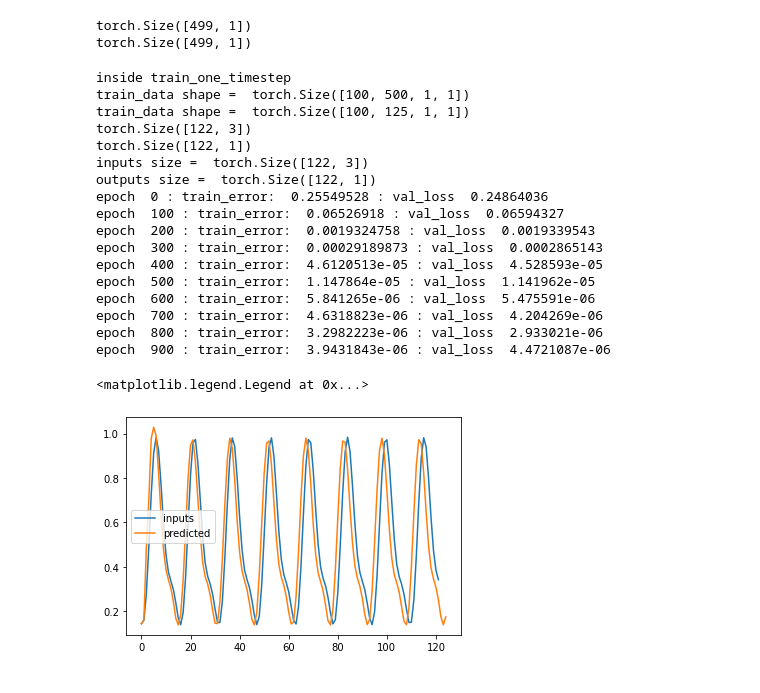
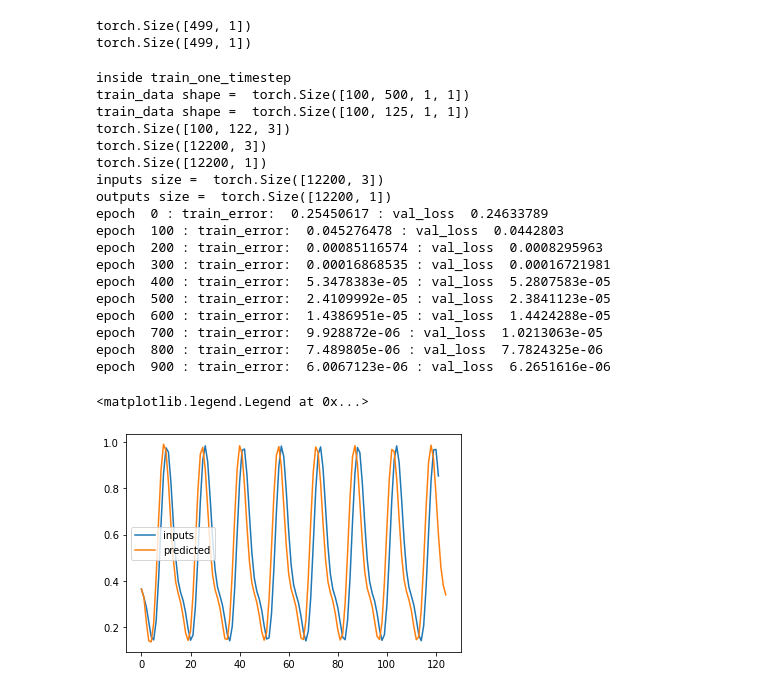
Before and after one commit to KatieJ16/Time_Space_multiscale, a Jupyter notebook: remake/double/toy2a_multiscale_model_fitting-Copy1.ipynb, the cells around one changed output. Drawn from its saved outputs; the diff is of its cells as text; code cells hidden in the pictures.

Commit message:
grow train and val sets

```diff
--- a/remake/double/toy2a_multiscale_model_fitting-Copy1.ipynb
+++ b/remake/double/toy2a_multiscale_model_fitting-Copy1.ipynb
@@ -280,16 +280,24 @@ def train_one_timestep(step_size, train_data, val_data=None, test_data=None, cur
     print("train_data shape = ", train_data.shape)
     train_data = train_data[:,::step_size]
     print("train_data shape = ", train_data.shape)
-    inputs = torch.cat((train_data[0,:-3,0], train_data[0,1:-2,0], train_data[0,2:-1,0]), axis = 1)
+    inputs = torch.cat((train_data[:,:-3,0], train_data[:,1:-2,0], train_data[:,2:-1,0]), axis = 2)
+    print(inputs.shape)
+    inputs = torch.flatten(inputs, end_dim=1)
     #enfore step_size
 
     print(inputs.shape)
-    outputs = train_data[0,3:,0]
+    outputs = train_data[:,3:,0]
+    outputs = torch.flatten(outputs, end_dim=1)
 #     outputs = outputs[::step_size]
     print(outputs.shape)
 
-    val_inputs = torch.cat((train_data[1,:-3,0], train_data[1,1:-2,0], train_data[1,2:-1,0]), axis = 1)
-    val_outputs = train_data[1,3:,0]
+    #get val data
+    val_data = val_data[:,::step_size]
+    val_inputs = torch.cat((val_data[:,:-3,0], val_data[:,1:-2,0], val_data[:,2:-1,0]), axis = 2)
+    val_inputs = torch.flatten(val_inputs, end_dim=1)
+    val_outputs = val_data[:,3:,0]
+    val_outputs = torch.flatten(val_outputs, end_dim=1)
+
 
 
     criterion = torch.nn.MSELoss()
@@ -300,56 +308,58 @@ def train_one_timestep(step_size, train_data, val_data=None, test_data=None, cur
     return model_time
 # %%
 step_size = 4
-model_time = train_one_timestep(step_size, train_dict['1'])
+model_time = train_one_timestep(step_size, train_dict['1'], val_dict['1'])
 # %% [output]
 inside train_one_timestep
 train_data shape =  torch.Size([100, 500, 1, 1])
 train_data shape =  torch.Size([100, 125, 1, 1])
-torch.Size([122, 3])
-torch.Size([122, 1])
-inputs size =  torch.Size([122, 3])
-outputs size =  torch.Size([122, 1])
-epoch  0 : train_error:  0.25549528 : val_loss  0.24864036
-epoch  100 : train_error:  0.06526918 : val_loss  0.06594327
-epoch  200 : train_error:  0.0019324758 : val_loss  0.0019339543
-epoch  300 : train_error:  0.00029189873 : val_loss  0.0002865143
-epoch  400 : train_error:  4.6120513e-05 : val_loss  4.528593e-05
-epoch  500 : train_error:  1.147864e-05 : val_loss  1.141962e-05
-epoch  600 : train_error:  5.841265e-06 : val_loss  5.475591e-06
-epoch  700 : train_error:  4.6318823e-06 : val_loss  4.204269e-06
-epoch  800 : train_error:  3.2982223e-06 : val_loss  2.933021e-06
-epoch  900 : train_error:  3.9431843e-06 : val_loss  4.4721087e-06
+torch.Size([100, 122, 3])
+torch.Size([12200, 3])
+torch.Size([12200, 1])
+inputs size =  torch.Size([12200, 3])
+outputs size =  torch.Size([12200, 1])
+epoch  0 : train_error:  0.25450617 : val_loss  0.24633789
+epoch  100 : train_error:  0.045276478 : val_loss  0.0442803
+epoch  200 : train_error:  0.00085116574 : val_loss  0.0008295963
+epoch  300 : train_error:  0.00016868535 : val_loss  0.00016721981
+epoch  400 : train_error:  5.3478383e-05 : val_loss  5.2807583e-05
+epoch  500 : train_error:  2.4109992e-05 : val_loss  2.3841123e-05
+epoch  600 : train_error:  1.4386951e-05 : val_loss  1.4424288e-05
+epoch  700 : train_error:  9.928872e-06 : val_loss  1.0213063e-05
+epoch  800 : train_error:  7.489805e-06 : val_loss  7.7824325e-06
+epoch  900 : train_error:  6.0067123e-06 : val_loss  6.2651616e-06
 # %%
 # print(torch.tensor(x[0:1]).unsqueeze(1))
 # inputs = np.zeros((498, 2))
 # inputs = torch.cat((train_dict['1'][0,:-2,0], train_dict['1'][0,1:-1,0]), axis = 1)
 data_smaller = train_dict['1'][:,::step_size]
-inputs = torch.cat((data_smaller[0,:-3,0], data_smaller[0,1:-2,0], data_smaller[0,2:-1,0]), axis = 1)
-outputs = data_smaller[0,3:,0]
+i = 5
+inputs = torch.cat((data_smaller[i,:-3,0], data_smaller[i,1:-2,0], data_smaller[i,2:-1,0]), axis = 1)
+outputs = data_smaller[i,3:,0]
 # inputs = inputs[::step_size]
 # outputs = outputs[::4]
 
 # inputs = train_dict['1'][0,:-1,0]
 # outputs = train_dict['1'][0,2:,0]
 inputs_first = torch.tensor(inputs[:-1])
 plt.plot(inputs[:,0], label = "inputs")
 # plt.plot(outputs[:,0], label = "outputs")#,'--bo')
 t = 0
 y_pred = model_time(inputs_first[0:3].float())
 y_pred = torch.cat((inputs_first[0:3,0:2].float(),y_pred), axis = 1)
 to_plot = [y_pred.detach().numpy()[0,0]]
 # plt.plot(t,y_pred.detach().numpy()[0,0],'.')
 for i in range(int(498/step_size)):
     y_next = model_time(y_pred)
     y_next = torch.cat((y_pred[:, 1:3],y_next), axis = 1)
     to_plot.append(y_next.detach().numpy()[0,0])
 #     plt.plot(i + 2, y_next.detach().numpy()[0,0],'.')
     y_pred = y_next
 plt.plot(to_plot, label = "predicted")
 plt.legend()
 # %% [output]
 <matplotlib.legend.Legend at 0x...>
-[figure, old version]
+[figure, new version]
 # %%
 inputs = np.zeros((498, 2))
 inputs = torch.cat((train_dict['1'][0,:-2,0], train_dict['1'][0,1:-1,0]), axis = 1)
```
